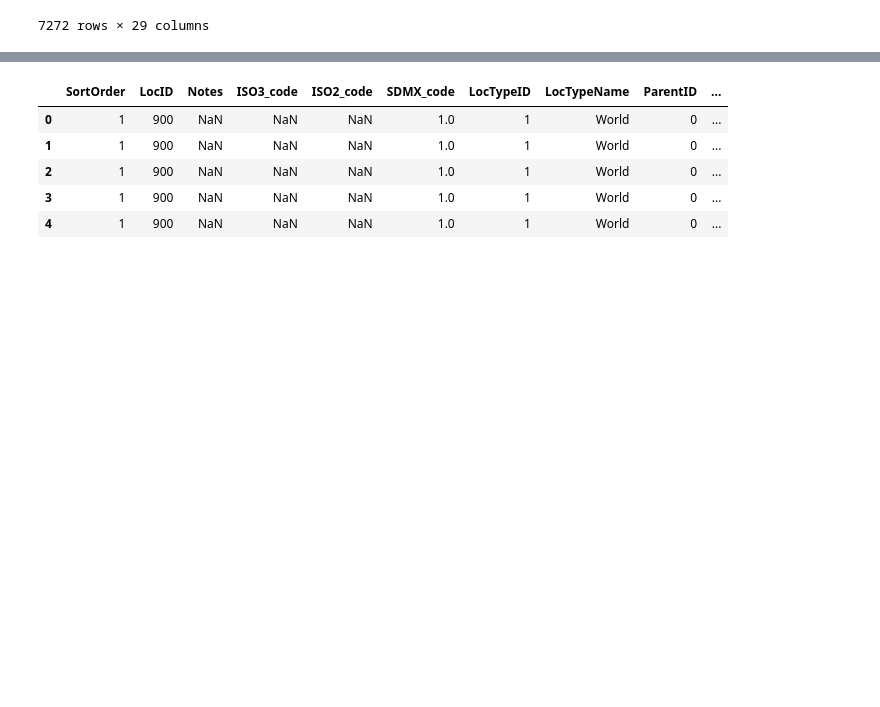
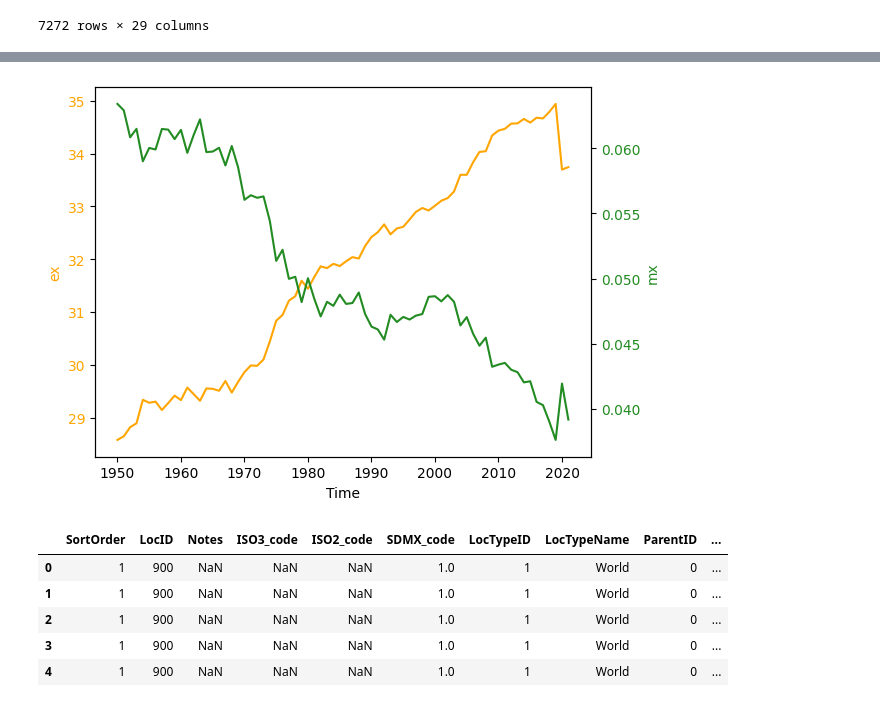
Before and after one commit to maximarbuzov/maxim, a Jupyter notebook: Untitled9.ipynb, the cells around one changed output, grey strips where cells are left out. Saved outputs shown, nothing was run; the diff lists cells and outputs as text; code cells hidden in the pictures; blank space fills up the shorter version.

```diff
--- a/Untitled9.ipynb
+++ b/Untitled9.ipynb
@@ -164,3 +182,23 @@ data2
+# %%
+data_1 = data2.groupby('Time')['ex'].mean()
+data_2 = data2.groupby('Time')['mx'].mean()
+
+fig, ax1 = plt.subplots()
+
+ax1.set_xlabel('Time')
+ax1.set_ylabel('ex', color = 'orange')
+ax1.plot(data_1, color = 'orange')
+ax1.tick_params(axis ='y', labelcolor = 'orange')
+
+ax2 = ax1.twinx()
+
+ax2.set_ylabel('mx', color = 'forestgreen')
+ax2.plot(data_2, color = 'forestgreen')
+ax2.tick_params(axis ='y', labelcolor = 'forestgreen')
+
+plt.show()
+# %% [output]
+[figure, added]
 # %%
 data3=pd.read_csv("http://intersyn.net/Life_Table2.csv")
 # %%
```
Also changed, not shown: parts of 1 cell of this notebook.
